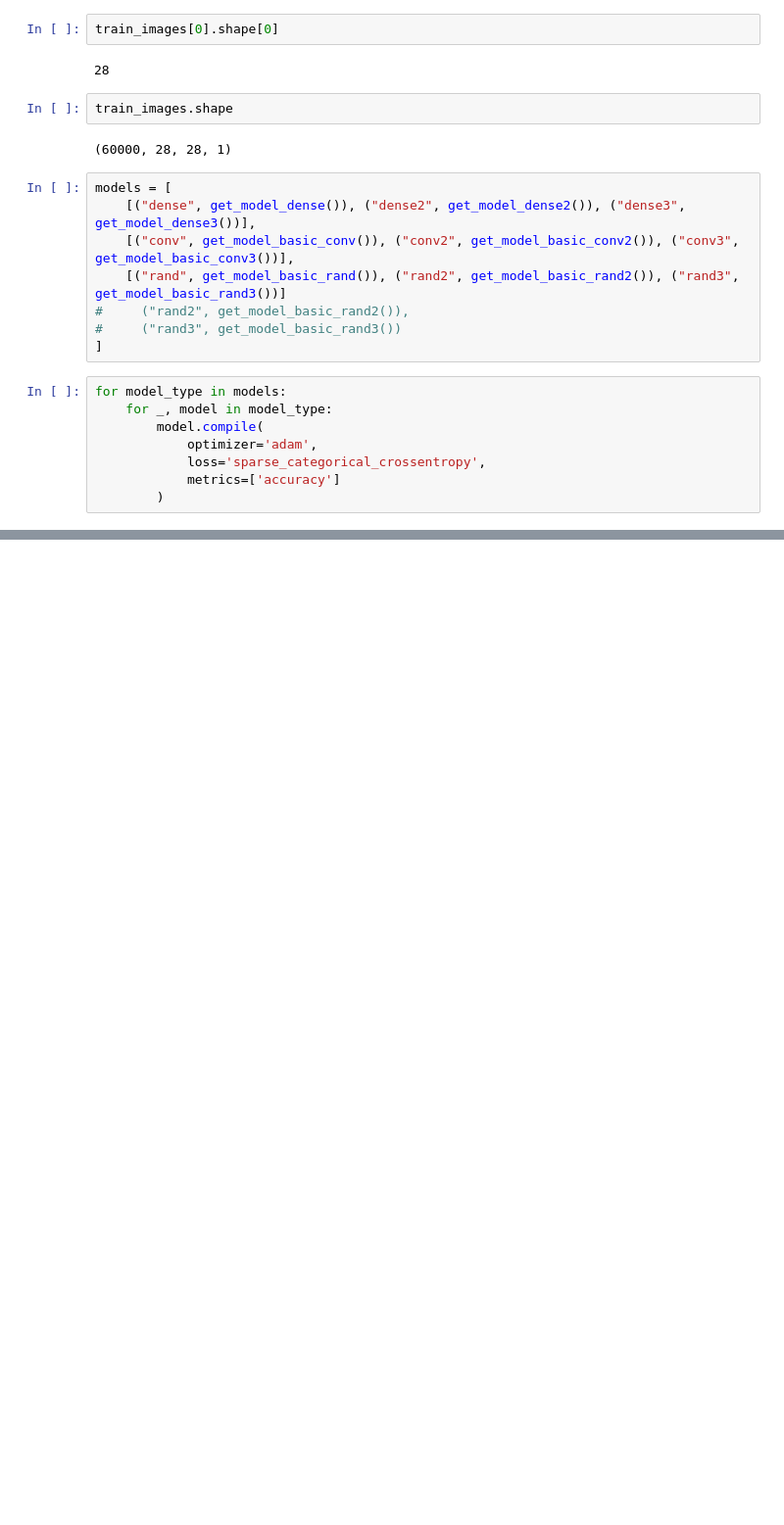
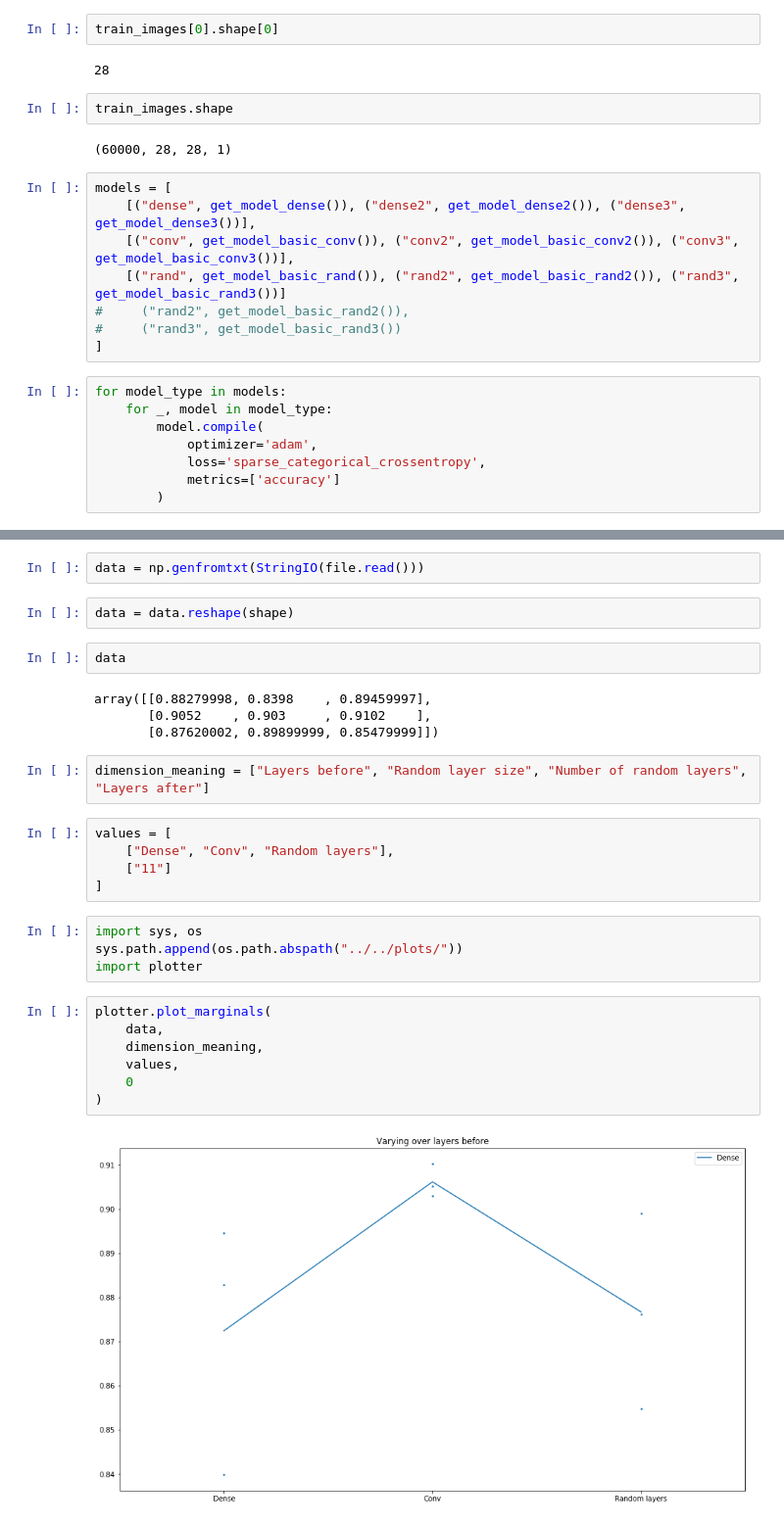
Before and after one commit to matejsladek/random_layers, a Jupyter notebook: code/experiments/mnist/simple.ipynb, the cells around one changed output, grey strips where cells are left out. Shown: that part at 98% size. Drawn from its saved outputs; the diff is of its cells as text; blank space fills up the shorter version.

```diff
--- a/code/experiments/mnist/simple.ipynb
+++ b/code/experiments/mnist/simple.ipynb
@@ -462,0 +364,30 @@ array([[0.32111609, 0.44449444, 0.32337703],
+# %%
+data = np.genfromtxt(StringIO(file.read()))
+# %%
+data = data.reshape(shape)
+# %%
+data
+# %% [output]
+array([[0.88279998, 0.8398    , 0.89459997],
+       [0.9052    , 0.903     , 0.9102    ],
+       [0.87620002, 0.89899999, 0.85479999]])
+# %%
+dimension_meaning = ["Layers before", "Random layer size", "Number of random layers", "Layers after"]
+# %%
+values = [
+    ["Dense", "Conv", "Random layers"],
+    ["11"]
+]
+# %%
+import sys, os
+sys.path.append(os.path.abspath("../../plots/"))
+import plotter
+# %%
+plotter.plot_marginals(
+    data,
+    dimension_meaning,
+    values,
+    0
+)
+# %% [output]
+[figure, added]
```
Also changed, not shown: parts of 24 cells of this notebook.
